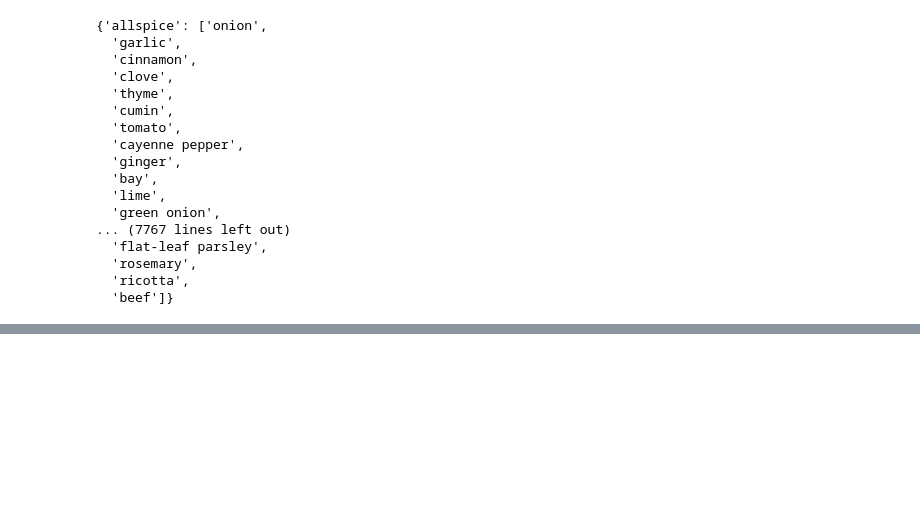
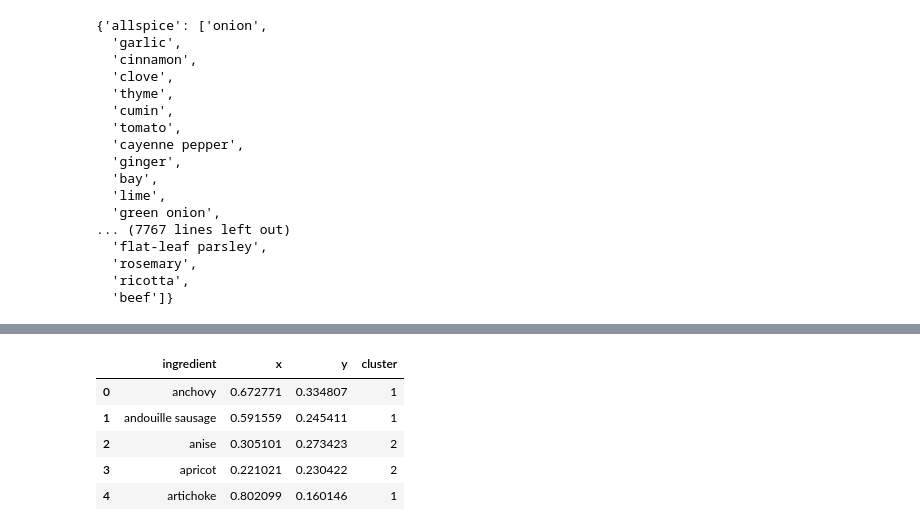
Before and after one commit to frenetic-be/MLFoodPairing, a Jupyter notebook: DataProcessing.ipynb, the cells around one changed output, grey strips where cells are left out. Drawn from its saved outputs; the diff is of its cells as text; code cells hidden in the pictures; blank space fills up the shorter version.

```diff
--- a/DataProcessing.ipynb
+++ b/DataProcessing.ipynb
@@ -1587,0 +1630,17 @@ pairings
+# %%
+pmis = {}
+
+for ing1 in unique_ingredients:
+    for ing2 in unique_ingredients:
+        if ing1 != ing2:
+            if ing1 not in pmis:
+                pmis[ing1] = {}
+            if ing2 not in pmis[ing1]:
+                pmi12 = PMI(ing1, ing2)
+                if pmi12 == -np.inf:
+                    continue
+                pmis[ing1][ing2] = pmi12
+            if ing2 not in pmis:
+                pmis[ing2] = {}
+            if ing1 not in pmis[ing2]:
+                pmis[ing2][ing1] = pmi12
@@ -1587,0 +1705,10 @@ pairings
+# %%
+newposdf = posdf.reset_index().rename(columns={'index': 'ingredient', 0: 'x', 1: 'y'})
+newposdf.head()
+# %% [output]
+|  | ingredient | x | y | cluster |
+| 0 | anchovy | 0.672771 | 0.334807 | 1 |
+| 1 | andouille sausage | 0.591559 | 0.245411 | 1 |
+| 2 | anise | 0.305101 | 0.273423 | 2 |
+| 3 | apricot | 0.221021 | 0.230422 | 2 |
+| 4 | artichoke | 0.802099 | 0.160146 | 1 |
```
Also changed, not shown: parts of 29 cells of this notebook, 7 other files.
